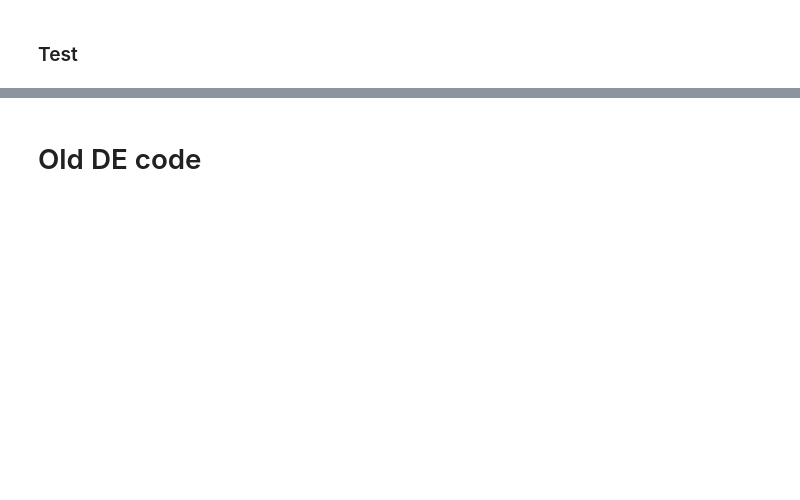
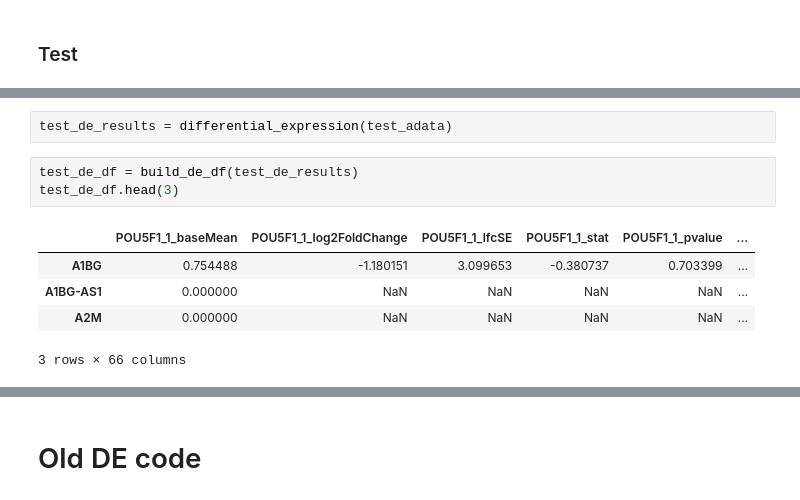
Before and after one commit to subramaniam-lab-ucsd/tf-project, a Jupyter notebook: tf_project_de_analysis_mde.ipynb, the cells around one changed output, grey strips where cells are left out. Cells and saved outputs as stored; diff of their text form; blank space fills up the shorter version.

```diff
--- a/tf_project_de_analysis_mde.ipynb
+++ b/tf_project_de_analysis_mde.ipynb
@@ -647,0 +475,11 @@ ZBED6 has 0 DEGs
+# %%
+test_de_results = differential_expression(test_adata)
+# %%
+test_de_df = build_de_df(test_de_results)
+test_de_df.head(3)
+# %% [output]
+|  | POU5F1_1_baseMean | POU5F1_1_log2FoldChange | POU5F1_1_lfcSE | POU5F1_1_stat | POU5F1_1_pvalue | ... |
+| A1BG | 0.754488 | -1.180151 | 3.099653 | -0.380737 | 0.703399 | ... |
+| A1BG-AS1 | 0.000000 | NaN | NaN | NaN | NaN | ... |
+| A2M | 0.000000 | NaN | NaN | NaN | NaN | ... |
+3 rows × 66 columns
```
Also changed, not shown: parts of 59 cells of this notebook.
